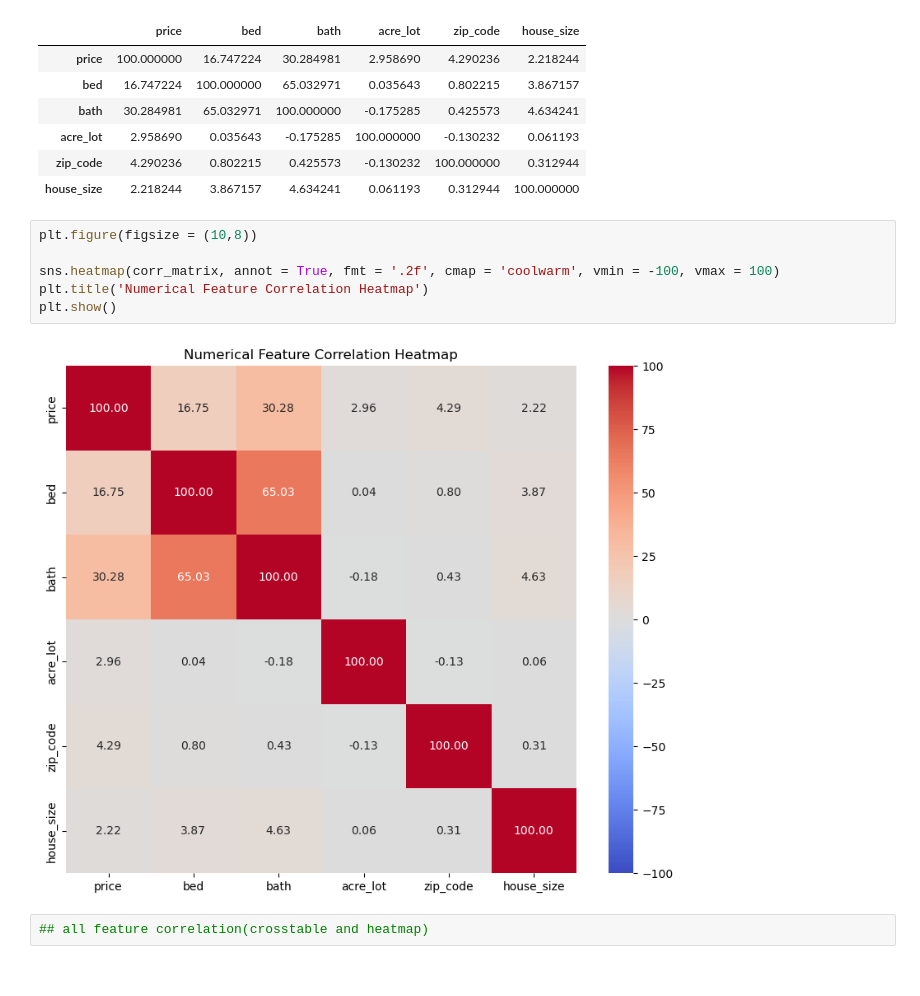
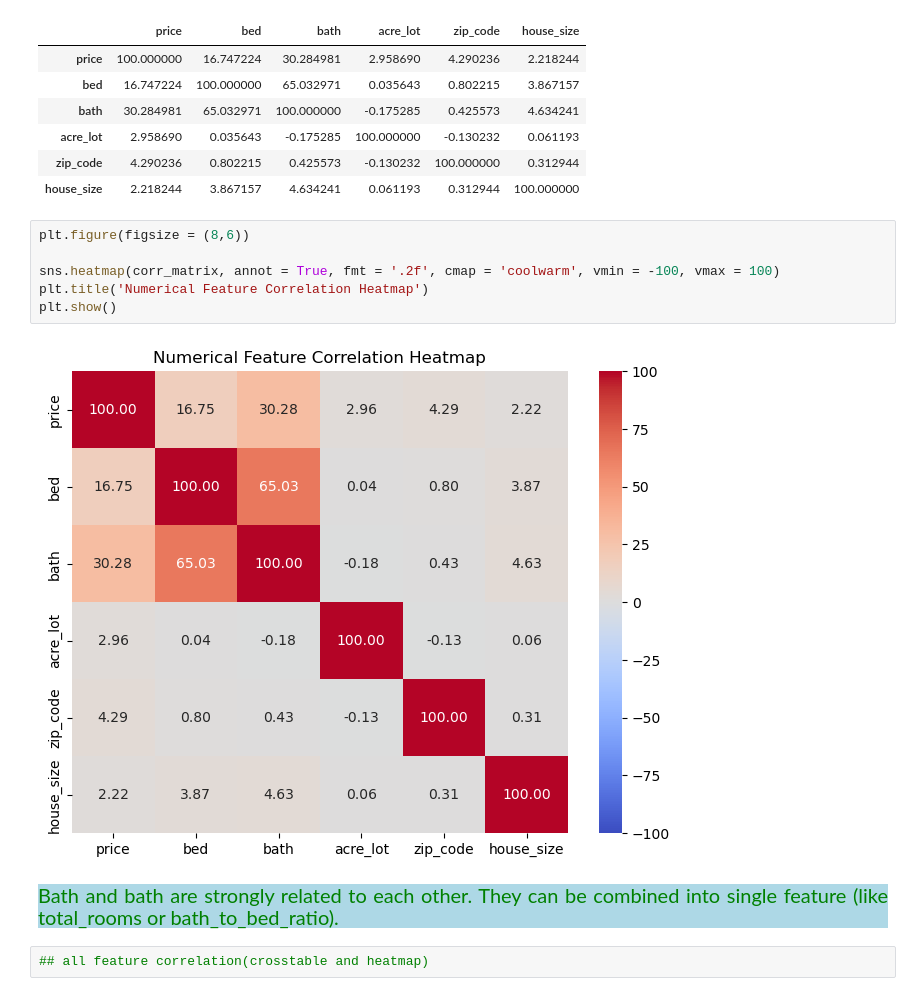
Before and after one commit to Kartika-Nidhi/DS_Projects, a Jupyter notebook: USARealEstatePricePrediction.ipynb, the cells around one changed output. Saved outputs shown, nothing was run; the diff lists cells and outputs as text.

```diff
--- a/USARealEstatePricePrediction.ipynb
+++ b/USARealEstatePricePrediction.ipynb
@@ -976,13 +976,16 @@ corr_matrix
 | zip_code | 4.290236 | 0.802215 | 0.425573 | -0.130232 | 100.000000 | 0.312944 |
 | house_size | 2.218244 | 3.867157 | 4.634241 | 0.061193 | 0.312944 | 100.000000 |
 # %%
-plt.figure(figsize = (10,8))
+plt.figure(figsize = (8,6))
 
 sns.heatmap(corr_matrix, annot = True, fmt = '.2f', cmap = 'coolwarm', vmin = -100, vmax = 100)
 plt.title('Numerical Feature Correlation Heatmap')
 plt.show()
 # %% [output]
-[figure, old version]
+[figure, new version]
+# %% [markdown]
+<div style = "background-color:lightblue; color:green; font-size:20px; text-align:justify">
+Bath and bath are strongly related to each other. They can be combined into single feature (like total_rooms or bath_to_bed_ratio).
 # %%
 ## all feature correlation(crosstable and heatmap)
 # %% [markdown]
```
